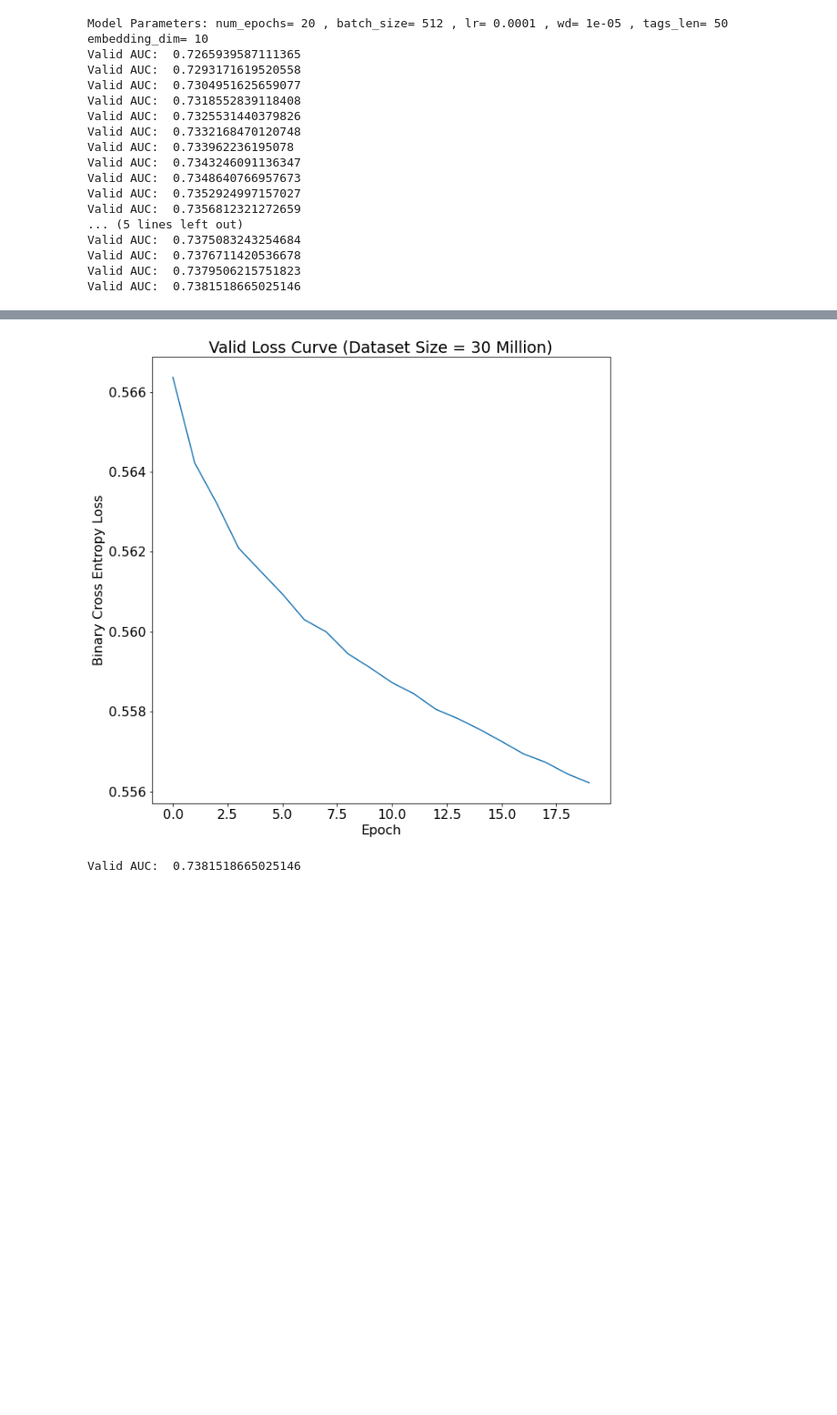
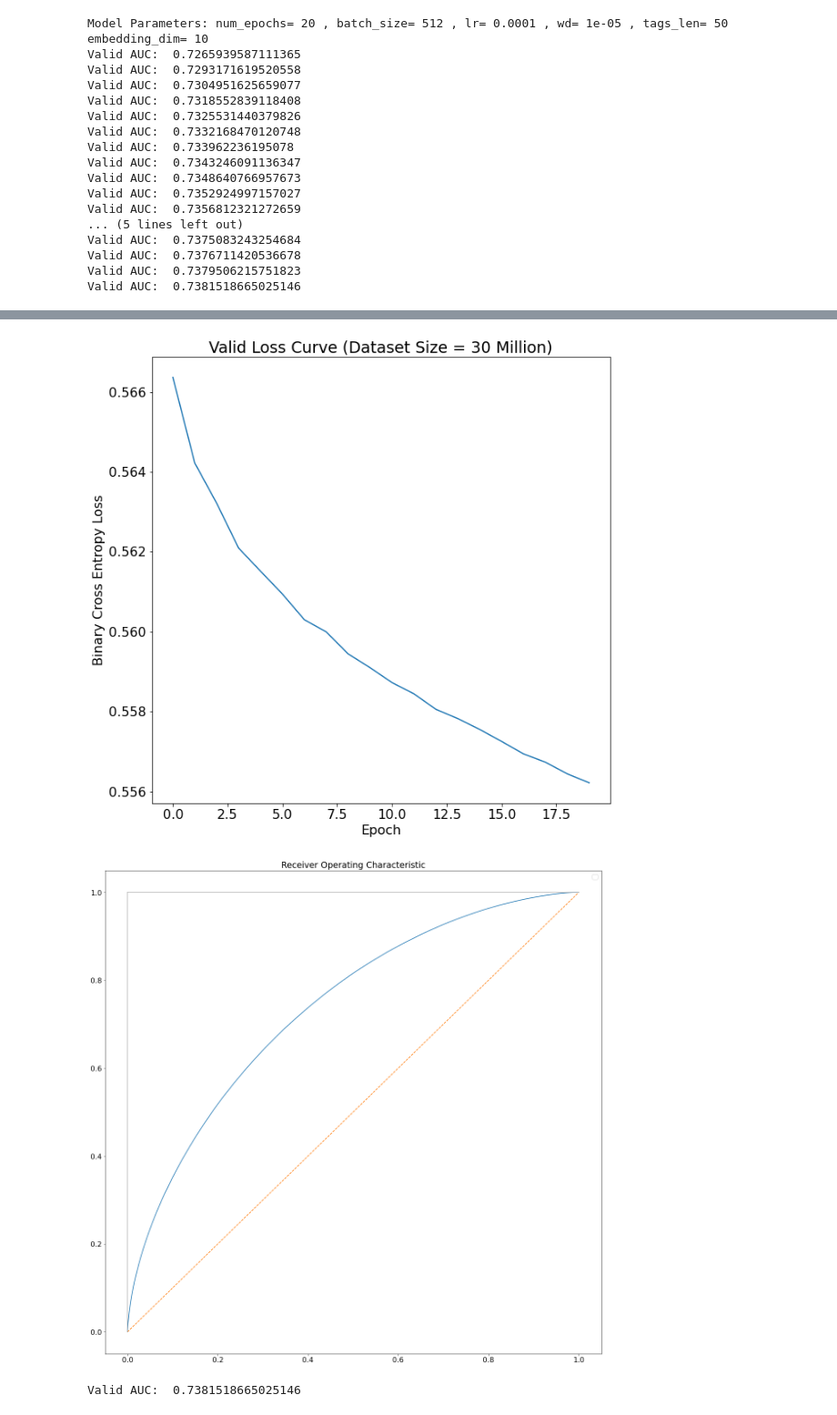
Before and after one commit to dscrawford/CS6364Project, a Jupyter notebook: project.ipynb, the cells around one changed output, grey strips where cells are left out. Shown at 91% size. Drawn from its saved outputs; the diff is of its cells as text; code cells hidden in the pictures; blank space fills up the shorter version.

Commit message:
Added ROC curve to notebook

```diff
--- a/project.ipynb
+++ b/project.ipynb
@@ -503,26 +503,37 @@ evtpr = load_dict['epoch_valid_tpr']
 # %%
 import matplotlib.pyplot as plt
 font = {'family' : 'normal',
         'size'   : 16}
 
 from matplotlib import rc
 rc('font', **font)
 plt.subplots(1, figsize=(10,10))
 plt.title('Valid Accuracy Curve (Dataset Size = 30 Million)')
 plt.plot(list(range(len(eva))), eva)
 plt.ylabel('Accuracy')
 plt.xlabel('Epoch')
 plt.show()
 
 plt.subplots(1, figsize=(10,10))
 plt.title('Valid Loss Curve (Dataset Size = 30 Million)')
 plt.plot(list(range(len(evl))), evl)
 plt.ylabel('Binary Cross Entropy Loss')
 plt.xlabel('Epoch')
 plt.show()
 
+plt.subplots(1, figsize=(20,20))
+plt.title('Receiver Operating Characteristic')
+plt.plot(evfpr, evtpr)
+plt.plot([0, 1], ls="--")
+plt.plot([0, 0], [1, 0] , c=".7")
+plt.plot([1, 1] , c=".7")
+plt.legend()
+plt.show()
+
+
 print('Valid AUC: ', auc(evfpr, evtpr))
 # %% [output]
 [figure]
 [figure]
+[figure, added]
 Valid AUC:  0.7381518665025146
```
